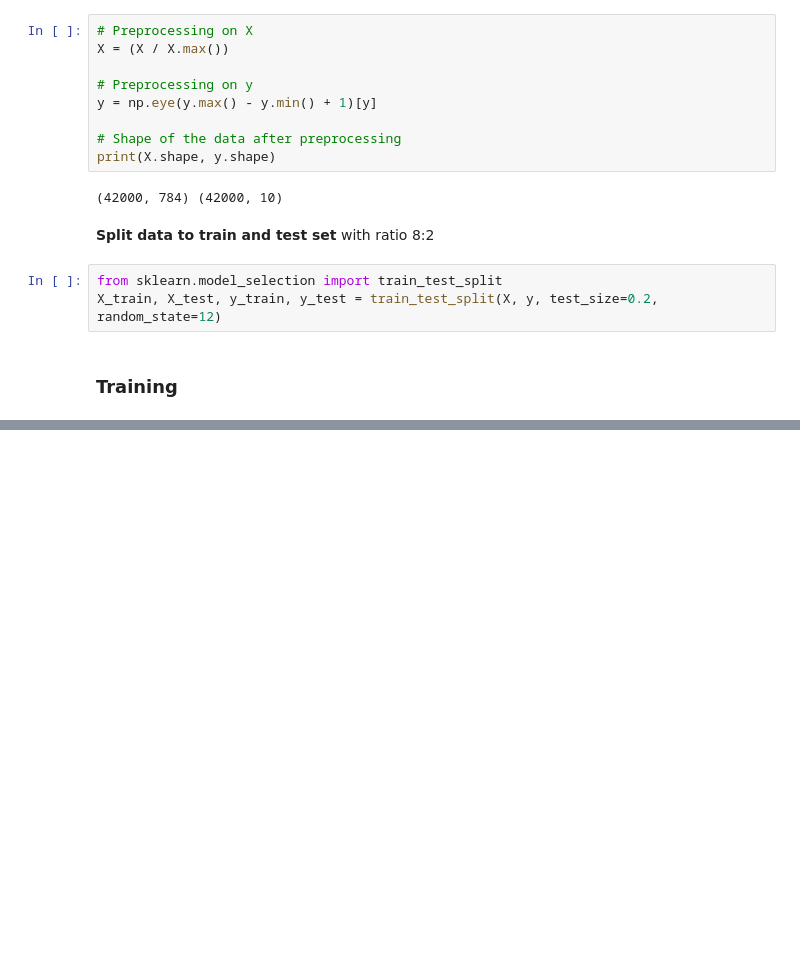
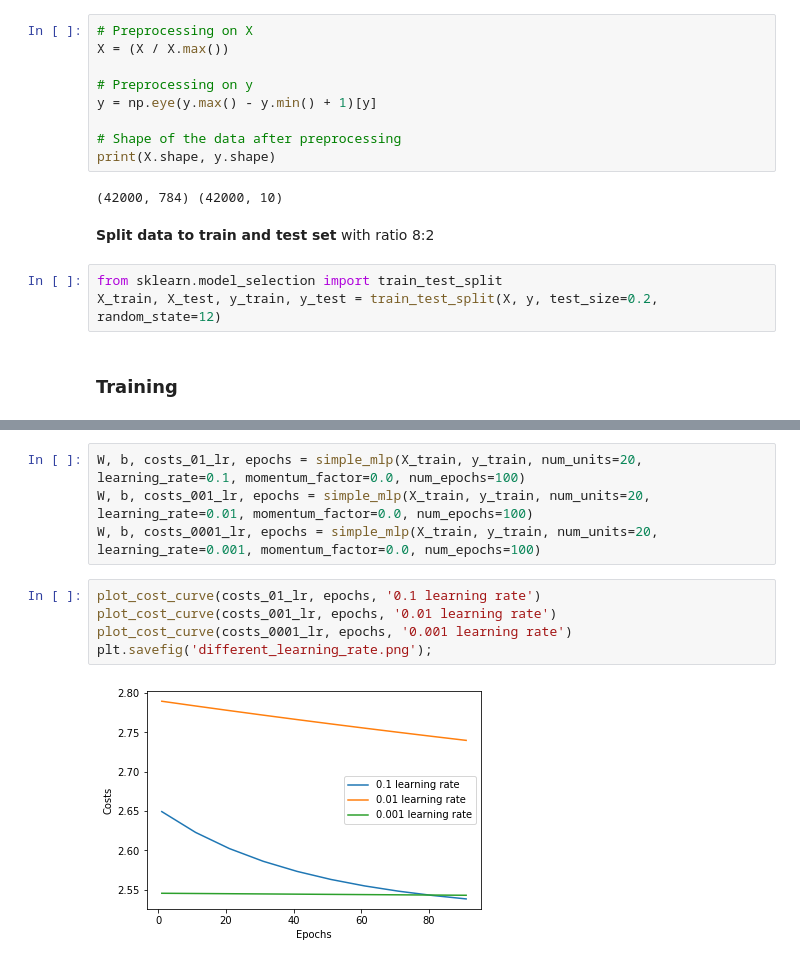
Before and after one commit to btcnhung1299/cinnamon-ai-bootcamp, a Jupyter notebook: MLP/MNIST Classification using Multi-layer Perceptron.ipynb, the cells around one changed output, grey strips where cells are left out. Drawn from its saved outputs; the diff is of its cells as text; blank space fills up the shorter version.

```diff
--- a/MLP/MNIST Classification using Multi-layer Perceptron.ipynb
+++ b/MLP/MNIST Classification using Multi-layer Perceptron.ipynb
@@ -235,0 +274,11 @@ W, b = simple_mlp(X_train, y_train, num_units=50, momentum_factor=0.0, num_itera
+# %%
+W, b, costs_01_lr, epochs = simple_mlp(X_train, y_train, num_units=20, learning_rate=0.1, momentum_factor=0.0, num_epochs=100)
+W, b, costs_001_lr, epochs = simple_mlp(X_train, y_train, num_units=20, learning_rate=0.01, momentum_factor=0.0, num_epochs=100)
+W, b, costs_0001_lr, epochs = simple_mlp(X_train, y_train, num_units=20, learning_rate=0.001, momentum_factor=0.0, num_epochs=100)
+# %%
+plot_cost_curve(costs_01_lr, epochs, '0.1 learning rate')
+plot_cost_curve(costs_001_lr, epochs, '0.01 learning rate')
+plot_cost_curve(costs_0001_lr, epochs, '0.001 learning rate')
+plt.savefig('different_learning_rate.png');
+# %% [output]
+[figure, added]
```
Also changed, not shown: parts of 15 cells of this notebook, 4 other files.
